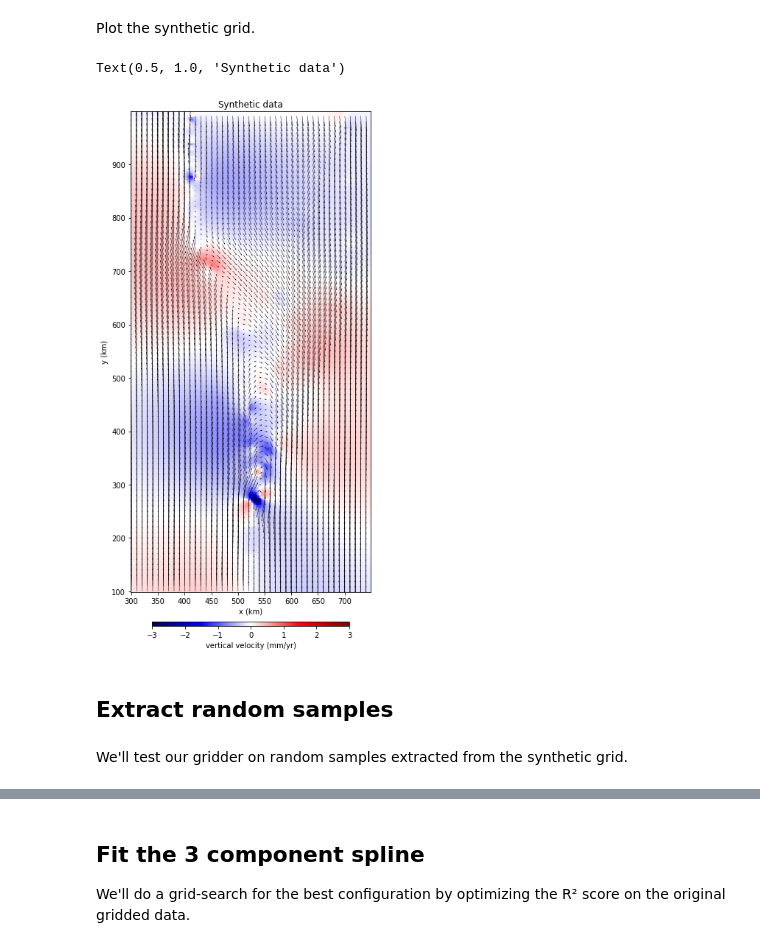
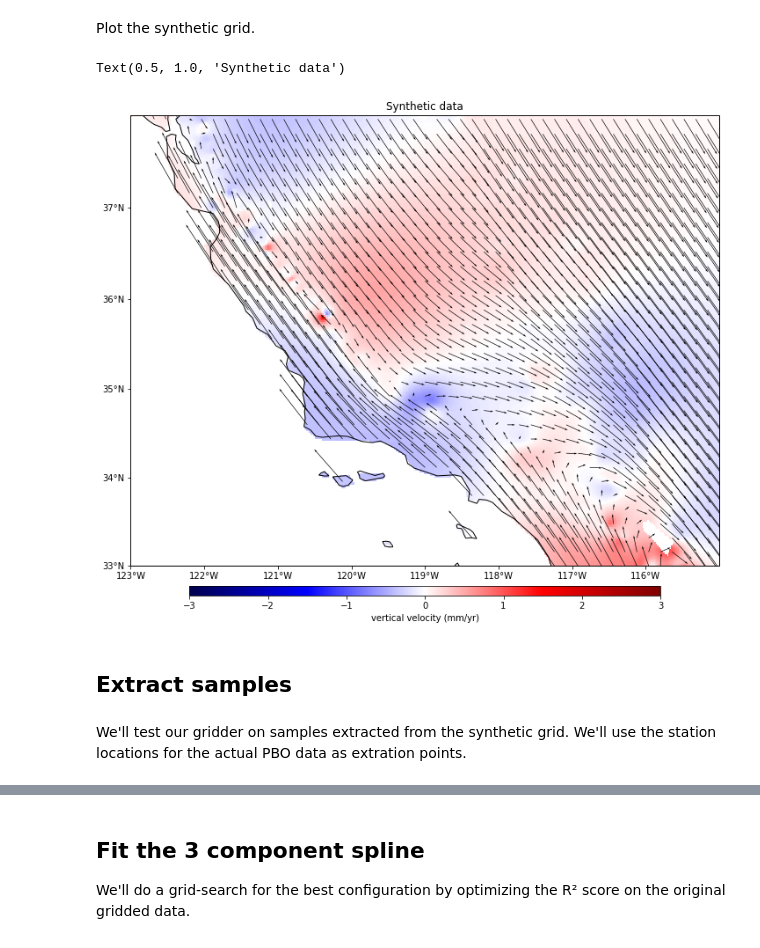
Before and after one commit to leouieda/agu2018, a Jupyter notebook: code/notebooks/synthetic.ipynb, the cells around one changed output, grey strips where cells are left out. Cells and saved outputs as stored; diff of their text form; code cells hidden in the pictures.

```diff
--- a/code/notebooks/synthetic.ipynb
+++ b/code/notebooks/synthetic.ipynb
@@ -50,37 +54,51 @@ print(spacing)
 # %% [markdown]
 Create a function that plots our grid with vectors for the horizontal components and a pseudo-color map for the vertical.
 # %%
-def plot_data(data, ax=None, maxabs=3, every_arrow=4, quiver_scale=250, quiver_width=0.0015, size=50):
+def plot_data(data, ax=None, maxabs=3, every_arrow=8, quiver_scale=250, quiver_width=0.001, size=50):
     "Plot a grid or a DataFrame with the vertical in color and horizontal as vectors."
+    crs = ccrs.Mercator()
+    transform = ccrs.PlateCarree()
     if ax is None:
-        plt.figure(figsize=(6, 15))
-        ax = plt.subplot(111)
-    cbargs = dict(orientation="horizontal", aspect=50, pad=0.05, label="vertical velocity (mm/yr)",
+        plt.figure(figsize=(12, 14))
+        ax = plt.subplot(111, projection=crs)
+    #ax.add_feature(cfeature.GSHHSFeature(), facecolor="gray", zorder=-1)
+    #ax.add_feature(cfeature.OCEAN, faceco)lor="skyblue")
+    cbargs = dict(orientation="horizontal", aspect=50, pad=0.03, label="vertical velocity (mm/yr)",
                   shrink=0.8)
     if isinstance(data, pd.DataFrame):
-        tmp = ax.scatter(data.easting, data.northing, s=size, c=data.up_velocity,
-                         vmin=-maxabs, vmax=maxabs, cmap="seismic")
+        tmp = ax.scatter(
+            data.longitude, data.latitude, s=size, c=data.up_velocity,
+            vmin=-maxabs, vmax=maxabs, cmap="seismic", transform=transform
+        )
         plt.colorbar(tmp, ax=ax, **cbargs)
     else:
-        data.up_velocity.plot.pcolormesh(ax=ax, vmin=-maxabs, vmax=maxabs, cmap="seismic",
-                                         cbar_kwargs=cbargs)
+        data.up_velocity.plot.pcolormesh(
+            ax=ax, vmin=-maxabs, vmax=maxabs, cmap="seismic", cbar_kwargs=cbargs,
+            add_labels=False, transform=transform
+        )
         indexer = slice(None, None, every_arrow)
         # Downsample the arrows so we can actually see something
-        data = data.isel(easting=indexer, northing=indexer)
-    ax.quiver(data.easting, data.northing, data.east_velocity, data.north_velocity,
-              scale=quiver_scale, width=quiver_width)
-    ax.set_aspect("equal")
-    ax.set_xlabel("x (km)")
-    ax.set_ylabel("y (km)")
+        data = data.isel(longitude=indexer, latitude=indexer)
+    ax.quiver(data.longitude.values, data.latitude.values,
+              data.east_velocity.values, data.north_velocity.values,
+              scale=quiver_scale, width=quiver_width, transform=transform)
+    ax.coastlines(resolution="50m", linewidth=1)
+    # Set the proper ticks for a Cartopy map
+    ax.set_xticks(np.arange(*region[:2], 1), crs=transform)
+    ax.set_yticks(np.arange(*region[2:], 1), crs=transform)
+    ax.xaxis.set_major_formatter(LongitudeFormatter())
+    ax.yaxis.set_major_formatter(LatitudeFormatter())
+    ax.set_extent(region, crs=transform)
     return ax
 # %% [markdown]
 Plot the synthetic grid.
 # %%
-plot_data(grid).set_title("Synthetic data")
+ax = plot_data(grid)
+ax.set_title("Synthetic data")
 # %% [output]
 Text(0.5, 1.0, 'Synthetic data')
-[figure, old version]
+[figure, new version]
 # %% [markdown]
-## Extract random samples
+## Extract samples
 # %% [markdown]
-We'll test our gridder on random samples extracted from the synthetic grid.
+We'll test our gridder on samples extracted from the synthetic grid. We'll use the station locations for the actual PBO data as extration points.
```
Also changed, not shown: parts of 36 cells of this notebook, 6 other files.
